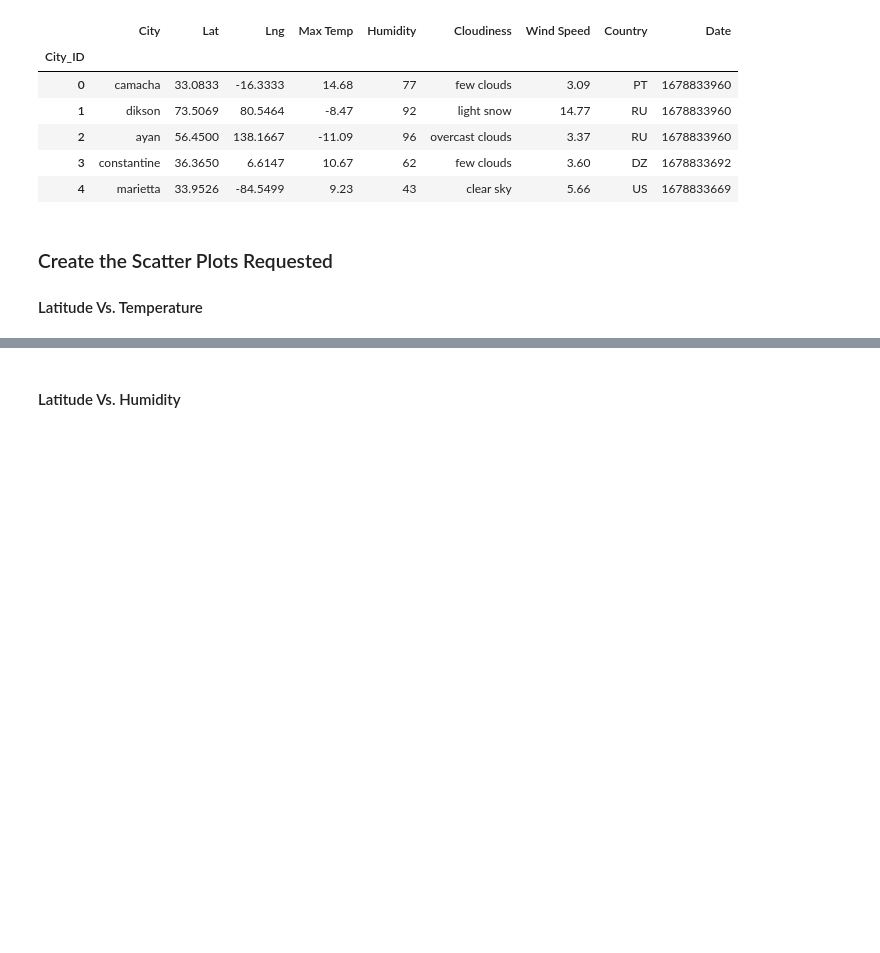
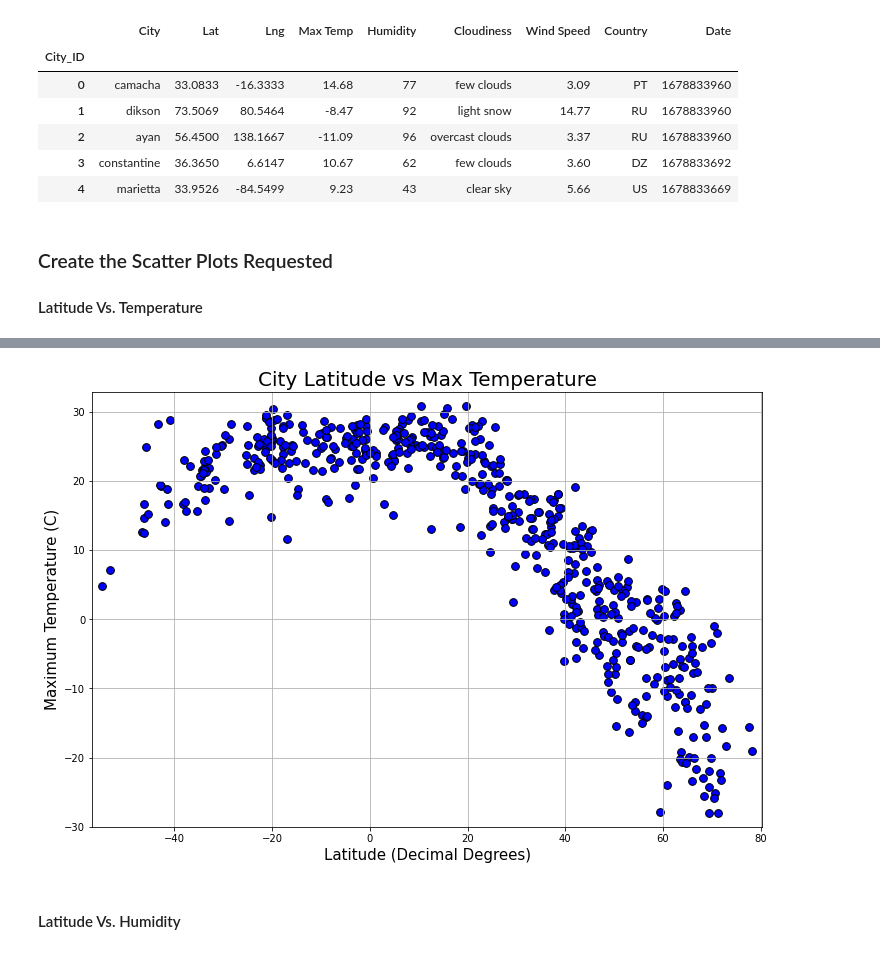
Before and after one commit to TheEvilSombrero/Module-6-Challenge, a Jupyter notebook: starter_code/WeatherPy-Copy1.ipynb, the cells around one changed output, grey strips where cells are left out. Saved outputs shown, nothing was run; the diff lists cells and outputs as text; code cells hidden in the pictures; blank space fills up the shorter version.

Commit message:
Add files via upload
lat vs temp done

```diff
--- a/starter_code/WeatherPy-Copy1.ipynb
+++ b/starter_code/WeatherPy-Copy1.ipynb
@@ -206,3 +192,22 @@ plt.show()
+# %%
+# Build scatter plot for latitude vs. temperature
+city_data_df.plot.scatter(x="Lat", y="Max Temp", figsize=(12, 8), edgecolor="black", color="blue", s=60)
+
+# Incorporate the other graph properties
+plt.title("City Latitude vs Max Temperature", fontsize=20)
+plt.xlabel("Latitude (Decimal Degrees)", fontsize=15)
+plt.ylabel("Maximum Temperature (C)", fontsize=15)
+plt.xlim(min(city_data_df["Lat"])-2, max(city_data_df["Lat"])+2)
+plt.ylim(min(city_data_df["Max Temp"])-2, max(city_data_df["Max Temp"])+2)
+plt.grid()
+
+# Save the figure
+plt.savefig("../output_data/Fig1_Vidul.png")
+
+# Show plot
+plt.show()
+# %% [output]
+[figure, added]
 # %% [markdown]
 #### Latitude Vs. Humidity
 # %%
```
Also changed, not shown: parts of 1 cell of this notebook.
